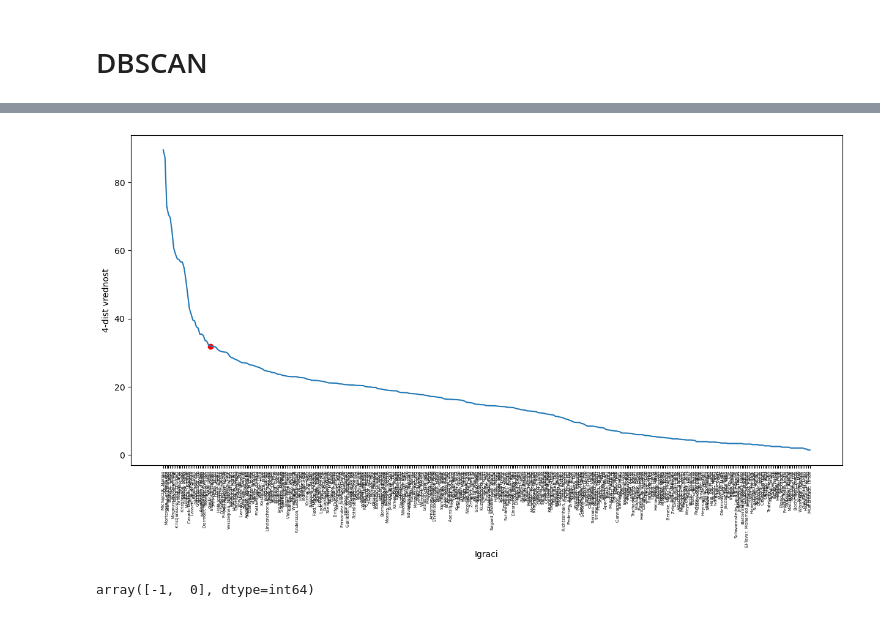
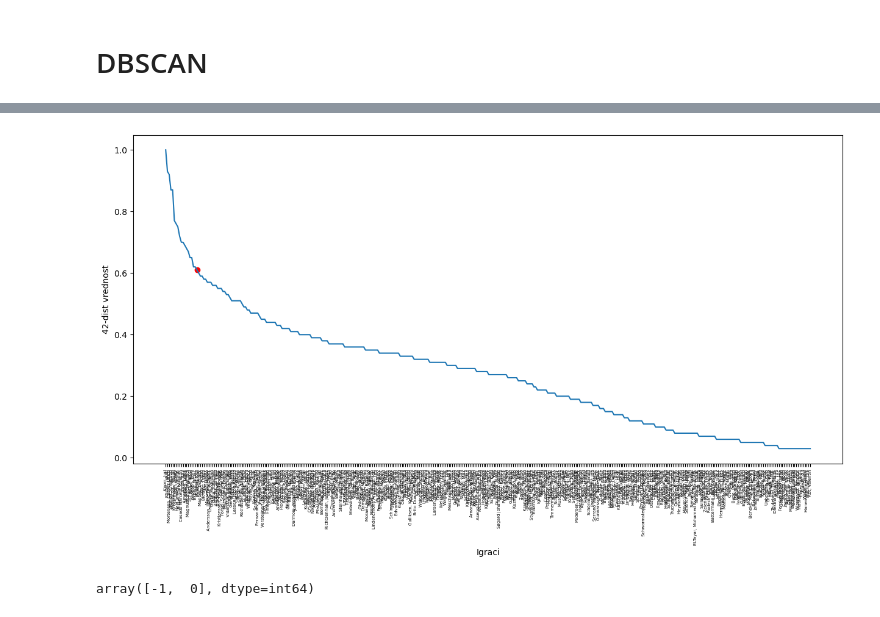
Before and after one commit to NemanjaGojkovic/Primena_naprednih_metoda_klasterovanja_u_rukometnoj_Bundes_ligi, a Jupyter notebook: Analiza podataka.ipynb, the cells around one changed output, grey strips where cells are left out. Cells and saved outputs as stored; diff of their text form; code cells hidden in the pictures.

```diff
--- a/Analiza podataka.ipynb
+++ b/Analiza podataka.ipynb
@@ -135,0 +134,4 @@ df=df.drop('POSITION', axis=1)
+# %%
+from sklearn.preprocessing import MaxAbsScaler
+scaler=MaxAbsScaler()
+scaler.fit(df_prep)
@@ -135,0 +140,4 @@ df=df.drop('POSITION', axis=1)
+# %%
+np_norm=scaler.transform(df_prep)
+df_norm=pd.DataFrame(np_norm, columns=df_prep.columns, index=df_prep.index)
+df_norm
@@ -136,7 +159,7 @@ df=df.drop('POSITION', axis=1)
 # %%
 from scipy.spatial import distance_matrix
-dist_matrix=distance_matrix(df.values, df.values)
-dist_matrix=pd.DataFrame(dist_matrix, index=df.index, columns=df.index)
+dist_matrix=distance_matrix(df_norm.values, df_norm.values)
+dist_matrix=pd.DataFrame(dist_matrix, index=df_norm.index, columns=df_norm.index)
 dist_matrix.head()
 # %% [output]
 | NAME | Mortensen, Casper Ulrich | Knorr, Juri | Steinert, Christoph | Blohme, Lukas | Smits, Kay | Jakobsen, Emil | ... |
@@ -151,7 +174,7 @@ dist_matrix.head()
 four_dist=[]
 labels=[]
 for i in range(len(dist_matrix)):
-    four_dist.append(round(dist_matrix.iloc[i,:].nsmallest(4).iloc[-1], 2))
+    four_dist.append(round(dist_matrix.iloc[i,:].nsmallest(16).iloc[-1], 2))
     labels.append(dist_matrix.index[i])
 # %%
 df_four_dist=pd.DataFrame({'Four_dist':four_dist, 'Player': labels})
@@ -176,13 +219,14 @@ df_four_dist
 # %%
 plt.figure(figsize=(15,7))
 plt.plot(df_four_dist.Four_dist)
-plt.scatter(27,31.91, color='red')
+plt.scatter(18, 0.61, color='red')
+# plt.scatter(36, 0.5, color='red')
 plt.xlabel('Igraci')
-plt.ylabel('4-dist vrednost')
+plt.ylabel('42-dist vrednost')
 plt.xticks(list(range(372)), df_four_dist.Player, rotation=90, fontsize=5)
 plt.show()
 # %% [output]
-[figure, old version]
+[figure, new version]
 # %%
 from sklearn.cluster import DBSCAN
 # %%
```
Also changed, not shown: parts of 16 cells of this notebook.
